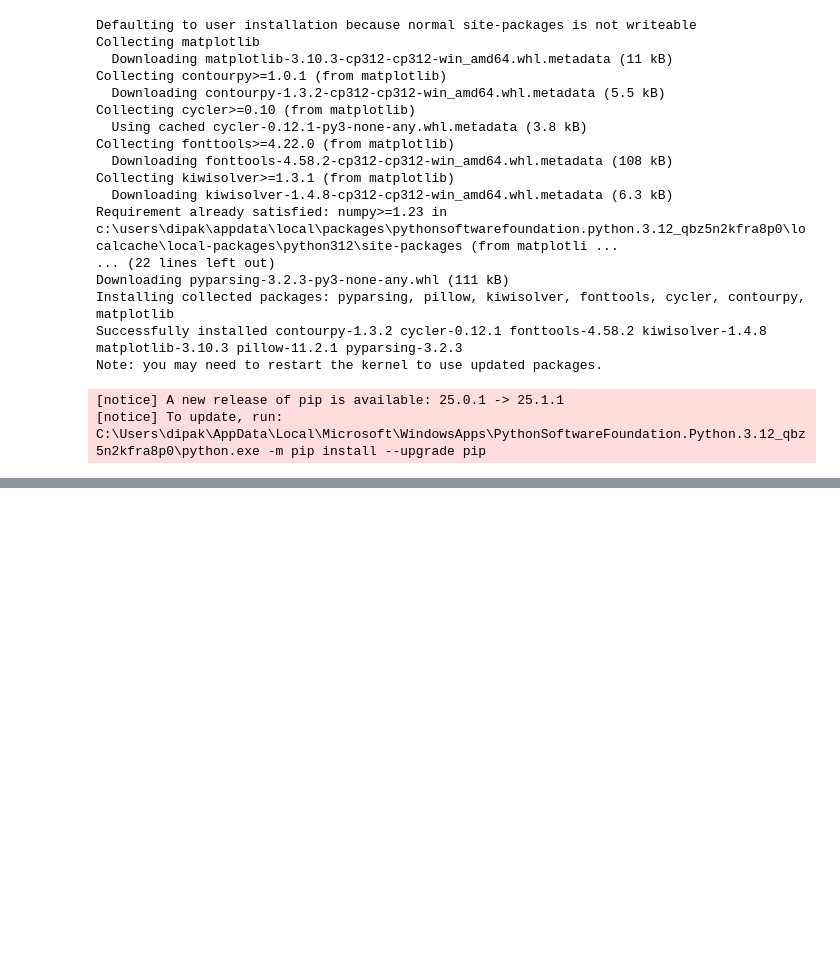
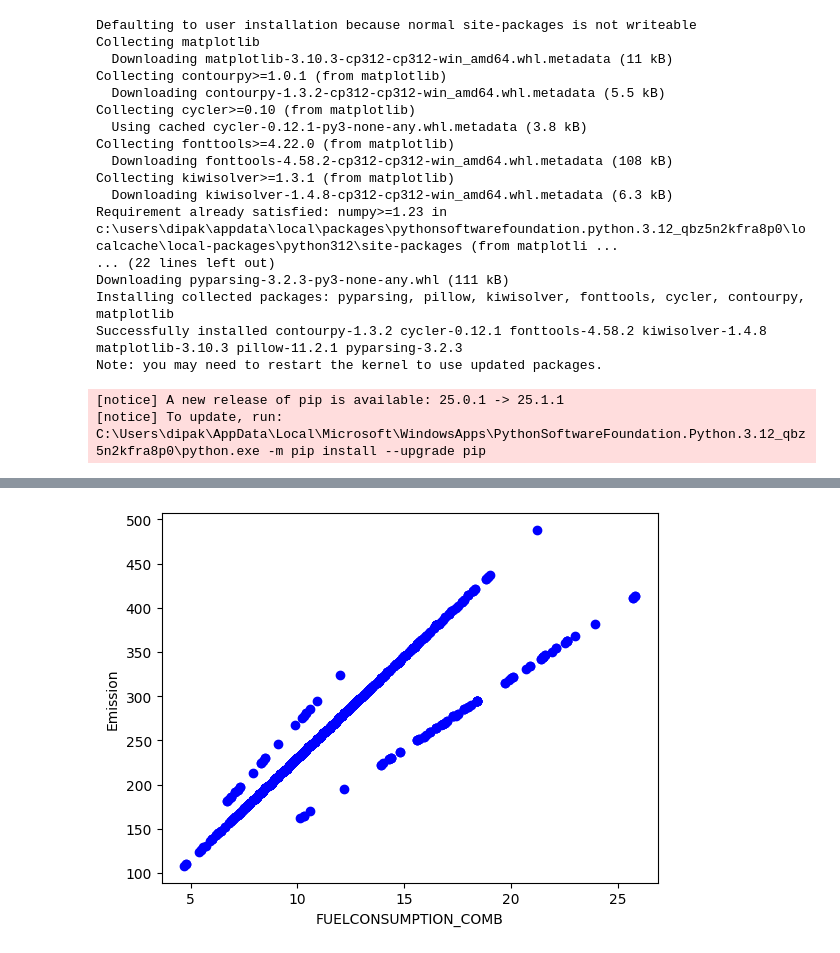
Before and after one commit to dipak1920basnet/Regression, a Jupyter notebook: simplelinear.ipynb, the cells around one changed output, grey strips where cells are left out. Cells and saved outputs as stored; diff of their text form; code cells hidden in the pictures; blank space fills up the shorter version.

```diff
--- a/simplelinear.ipynb
+++ b/simplelinear.ipynb
@@ -129 +137,8 @@ array([[<Axes: title={'center': 'ENGINESIZE'}>,
 [figure]
+# %%
+plt.pyplot.scatter(cdf.FUELCONSUMPTION_COMB, cdf.CO2EMISSIONS,  color='blue')
+plt.pyplot.xlabel("FUELCONSUMPTION_COMB")
+plt.pyplot.ylabel("Emission")
+plt.pyplot.show()
+# %% [output]
+[figure, added]
```
Also changed, not shown: parts of 3 cells of this notebook.
